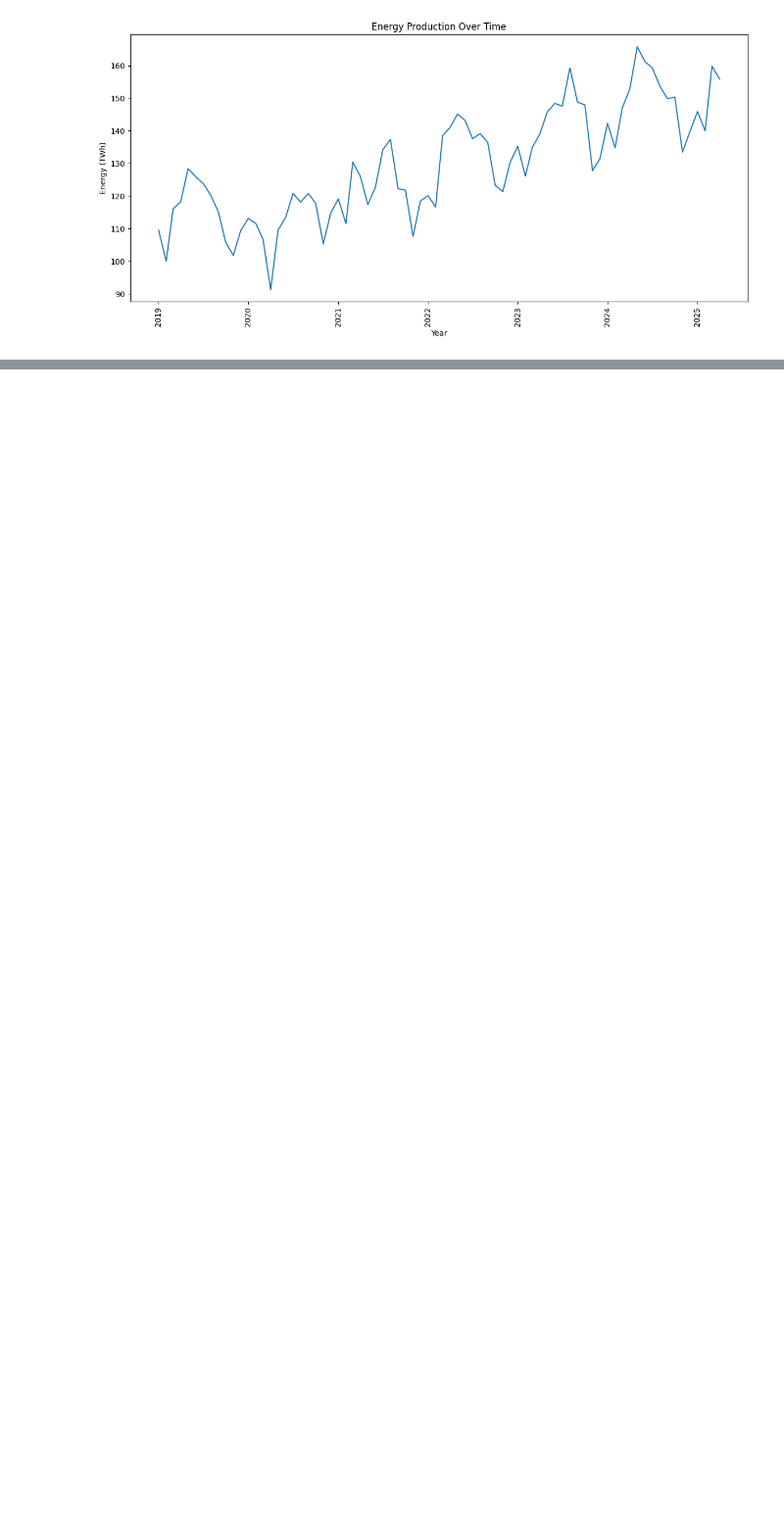
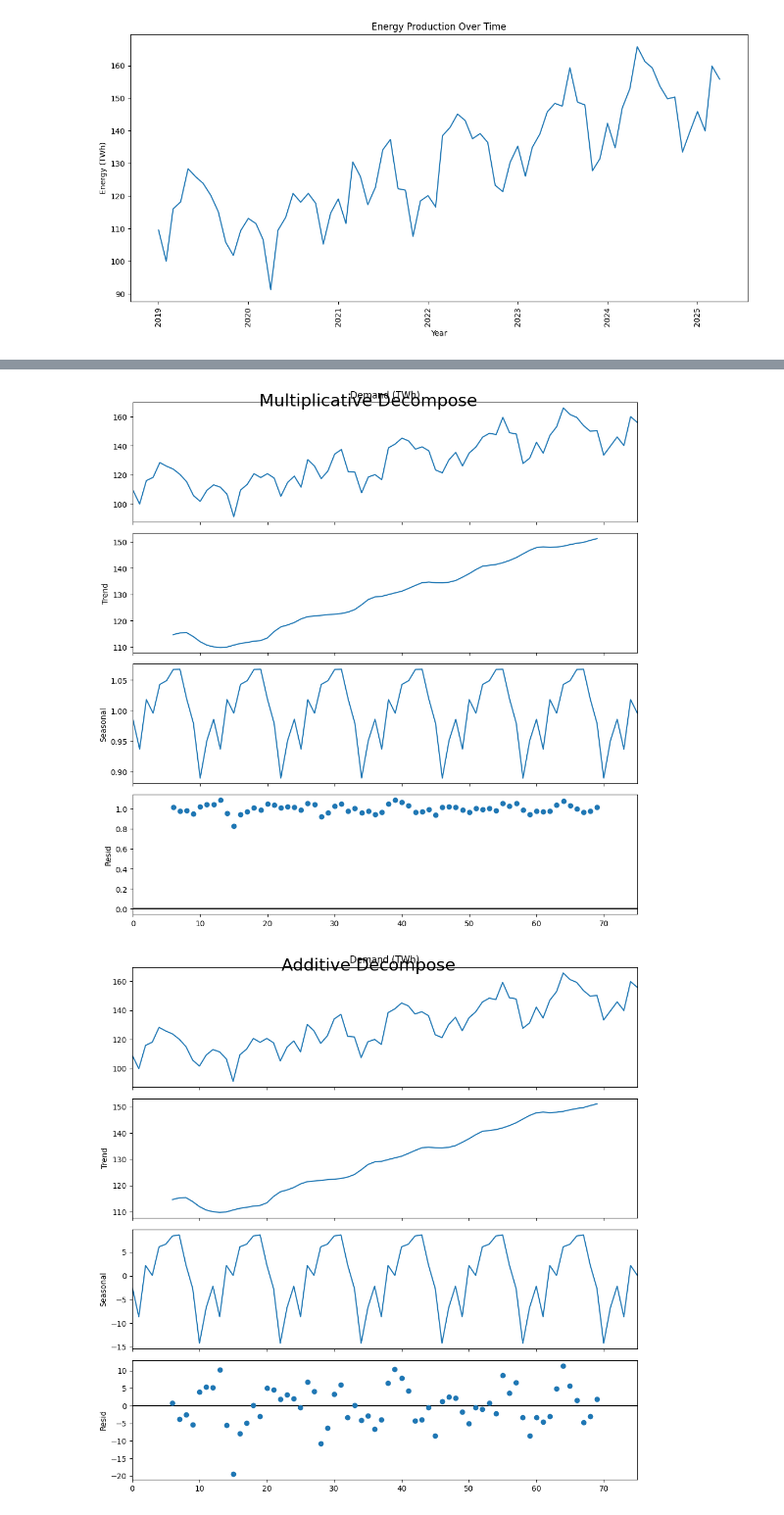
Before and after one commit to Stormbreaker06/Electricity-Demand-Time-Series-Analysis, a Jupyter notebook: dataset.ipynb, the cells around one changed output, grey strips where cells are left out. Shown: that part at 98% size. Cells and saved outputs as stored; diff of their text form; code cells hidden in the pictures; blank space fills up the shorter version.

```diff
--- a/dataset.ipynb
+++ b/dataset.ipynb
@@ -29,5 +46,6 @@ print(monthly.head())
 4           NaN
 # %%
 demand['Date']=pd.to_datetime(demand['Date'])
+demand.set_index('Date')
 print(demand.head())
 # %% [output]
@@ -67,0 +100,18 @@ plt.show()
+# %%
+
+#demand = pd.read_csv("IND_Demand.csv", parse_dates=['DATE'], index_col='DATE')
+# Multiplicative Decomposition
+result_mul = seasonal_decompose(demand['Demand (TWh)'], model='multiplicative', period=12)
+# Additive Decomposition
+result_add = seasonal_decompose(demand['Demand (TWh)'], model='additive', period=12)
+# %%
+#Plot
+
+plt.rcParams.update({'figure.figsize': (10,10)})
+result_mul.plot().suptitle('Multiplicative Decompose', fontsize=22)
+
+result_add.plot().suptitle('Additive Decompose', fontsize=22)
+plt.show()
+# %% [output]
+[figure, added]
+[figure, added]
```
Also changed, not shown: parts of 12 cells of this notebook.
